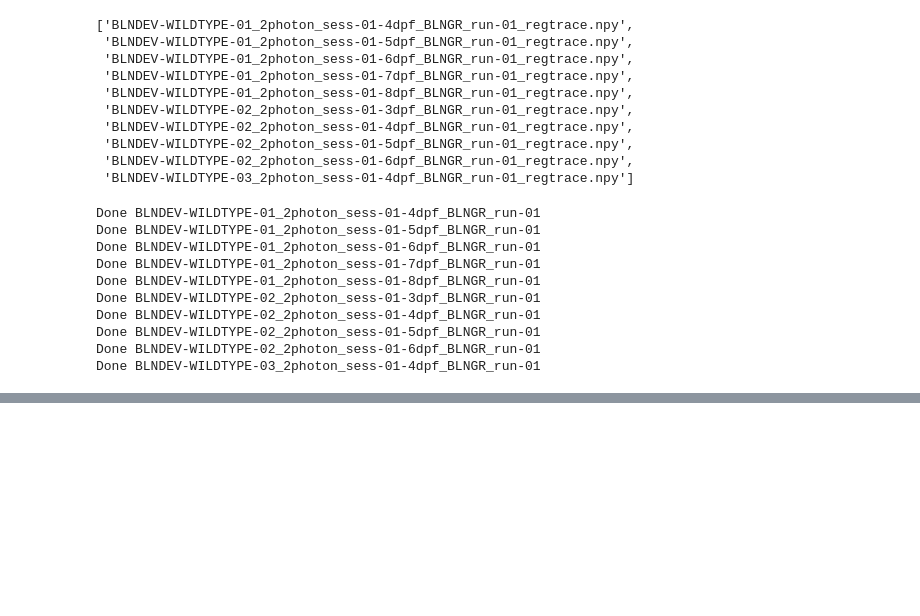
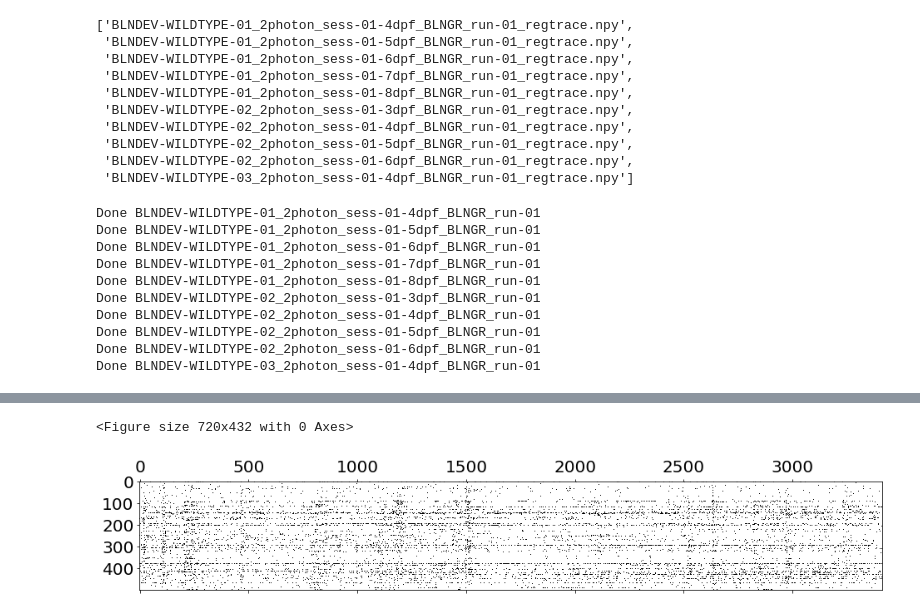
Before and after one commit to dafishcode/img_process, a Jupyter notebook: extract.ipynb, the cells around one changed output, grey strips where cells are left out. Cells and saved outputs as stored; diff of their text form; code cells hidden in the pictures; blank space fills up the shorter version.

```diff
--- a/extract.ipynb
+++ b/extract.ipynb
@@ -339,0 +633,4 @@ Done BLNDEV-WILDTYPE-03_2photon_sess-01-4dpf_BLNGR_run-01
+# %%
+import glob
+llist = sorted(glob.glob('*PTZ05*pkg*'))
+llist
@@ -339,0 +648,12 @@ Done BLNDEV-WILDTYPE-03_2photon_sess-01-4dpf_BLNGR_run-01
+# %%
+i=0
+plt.figure(figsize=(10,6))
+curr = np.load(llist[i])[2000:2500,1500:]
+plot1 = plt.matshow(curr, cmap = 'Greys')
+plt.xticks(size = 20)
+plt.yticks(size = 20)
+#plt.savefig(Ffig + 'netmod_emp_bln.svg', transparent = True)
+plt.show()
+# %% [output]
+<Figure size 720x432 with 0 Axes>
+[figure, added]
```
Also changed, not shown: parts of 18 cells of this notebook, 3 other files.
